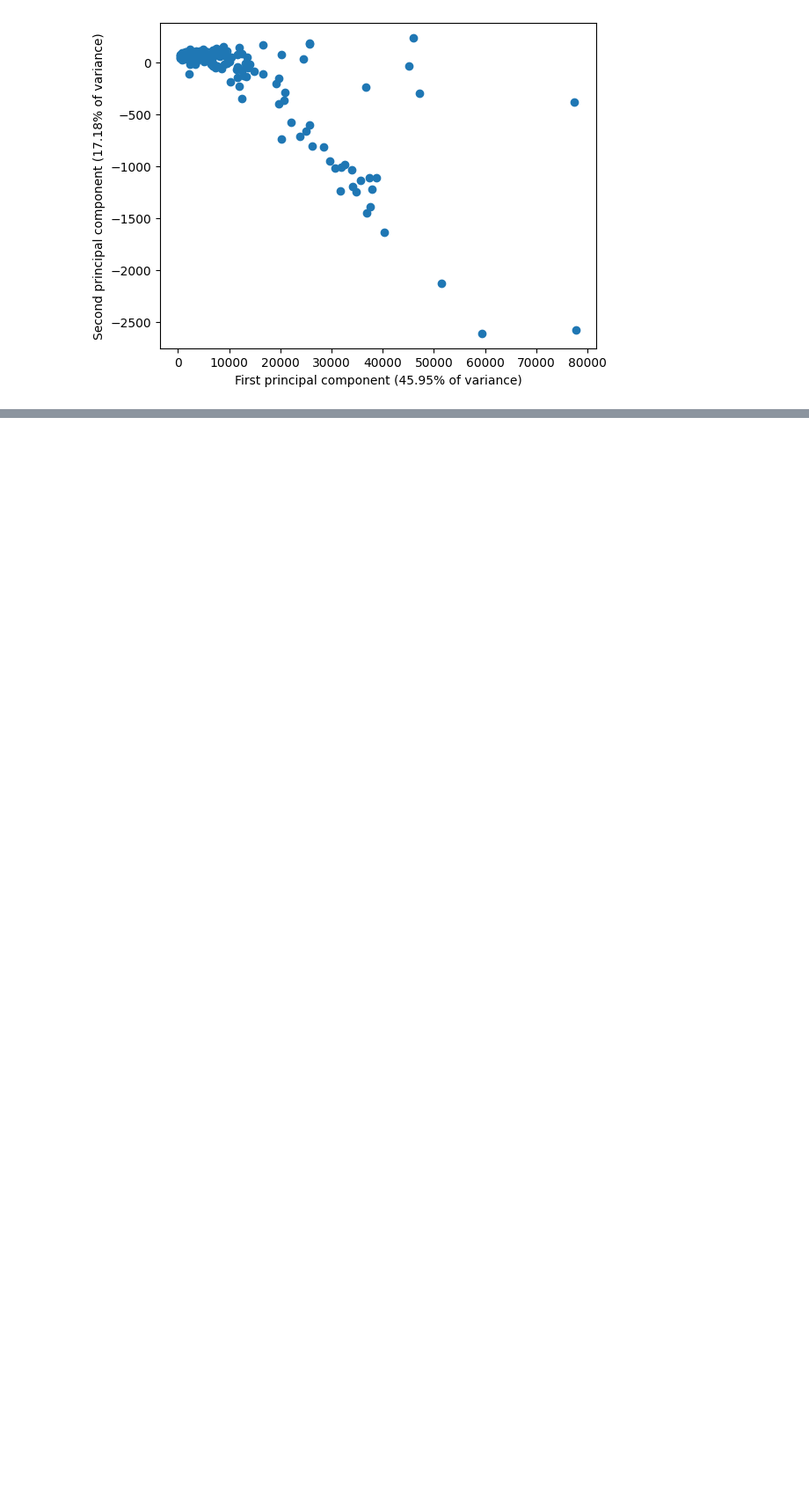
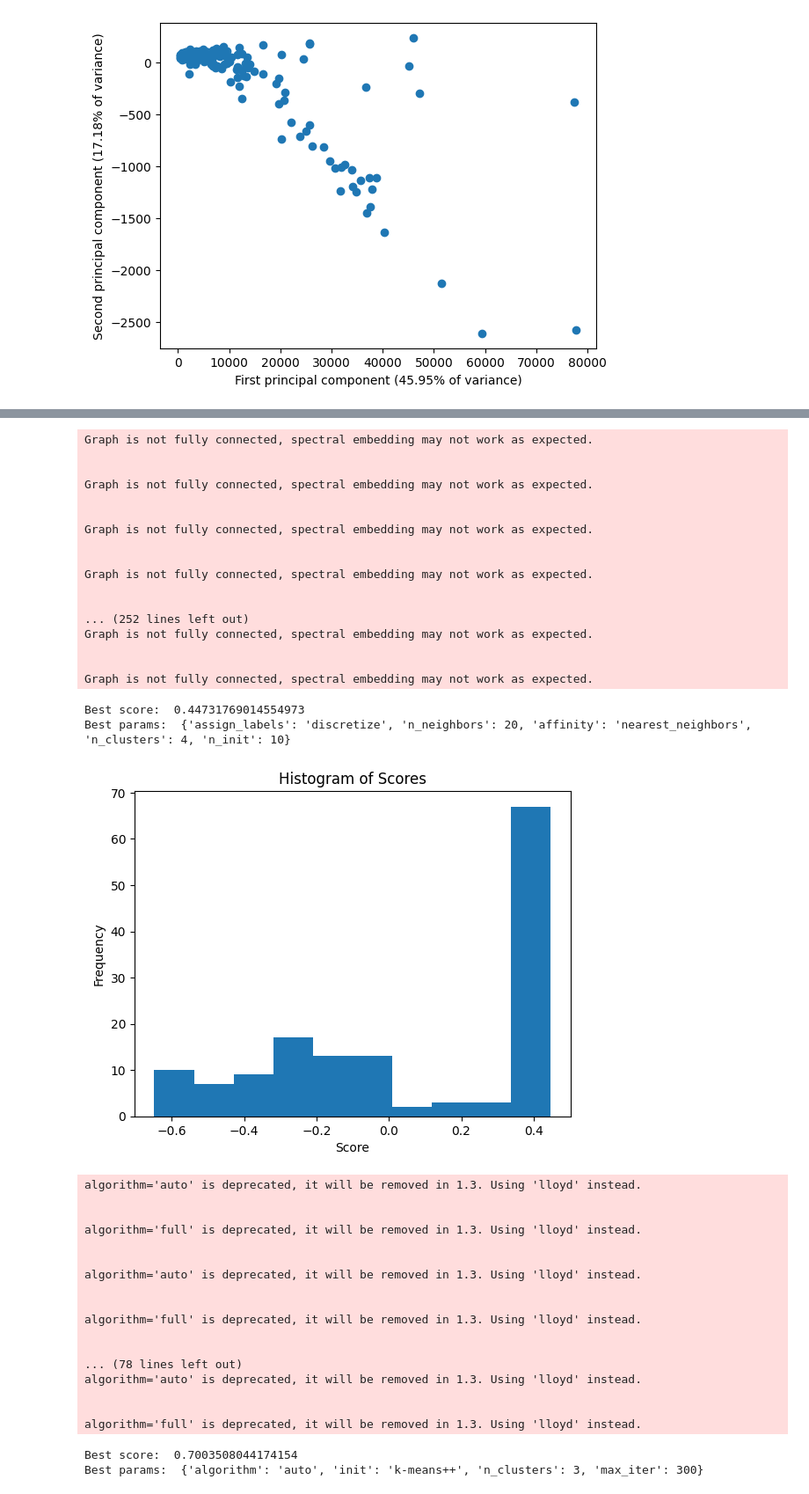
Before and after one commit to xerox123dshdhwx/Classification-Pays, a Jupyter notebook: note.ipynb, the cells around one changed output, grey strips where cells are left out. Shown at 88% size. Saved outputs shown, nothing was run; the diff lists cells and outputs as text; code cells hidden in the pictures; blank space fills up the shorter version.

```diff
--- a/note.ipynb
+++ b/note.ipynb
@@ -237,0 +347,55 @@ The GeoDataFrame you are attempting to plot is empty. Nothing has been displayed
+# %%
+_data = df.iloc[:,1:]
+
+fixed_params_spectral = {"n_init":10}
+param_grid_spectral = {"n_clusters": range(2, 11),
+                      "affinity": ['nearest_neighbors', 'rbf'],
+                      "n_neighbors": [5, 10, 20, 30],
+                      "assign_labels": ['kmeans', 'discretize']}
+run_clustering_algorithm(_data, "spectral", fixed_params_spectral, param_grid_spectral)
+
+fixed_params_kmeans = {"max_iter":300}
+param_grid_kmeans = {"n_clusters": range(3, 11),
+                      "init": ['k-means++', 'random'],
+                      "algorithm": ['auto', 'full', 'elkan']}
+run_clustering_algorithm(_data, "kmeans", fixed_params_kmeans, param_grid_kmeans)
+# %% [output]
+Graph is not fully connected, spectral embedding may not work as expected.
+
+
+Graph is not fully connected, spectral embedding may not work as expected.
+
+
+Graph is not fully connected, spectral embedding may not work as expected.
+
+
+Graph is not fully connected, spectral embedding may not work as expected.
+
+
+... (252 lines left out)
+Graph is not fully connected, spectral embedding may not work as expected.
+
+
+Graph is not fully connected, spectral embedding may not work as expected.
+Best score:  0.44731769014554973
+Best params:  {'assign_labels': 'discretize', 'n_neighbors': 20, 'affinity': 'nearest_neighbors', 'n_clusters': 4, 'n_init': 10}
+[figure, added]
+algorithm='auto' is deprecated, it will be removed in 1.3. Using 'lloyd' instead.
+
+
+algorithm='full' is deprecated, it will be removed in 1.3. Using 'lloyd' instead.
+
+
+algorithm='auto' is deprecated, it will be removed in 1.3. Using 'lloyd' instead.
+
+
+algorithm='full' is deprecated, it will be removed in 1.3. Using 'lloyd' instead.
+
+
+... (78 lines left out)
+algorithm='auto' is deprecated, it will be removed in 1.3. Using 'lloyd' instead.
+
+
+algorithm='full' is deprecated, it will be removed in 1.3. Using 'lloyd' instead.
+Best score:  0.7003508044174154
+Best params:  {'algorithm': 'auto', 'init': 'k-means++', 'n_clusters': 3, 'max_iter': 300}
```
Also changed, not shown: parts of 11 cells of this notebook, 2 other files.
